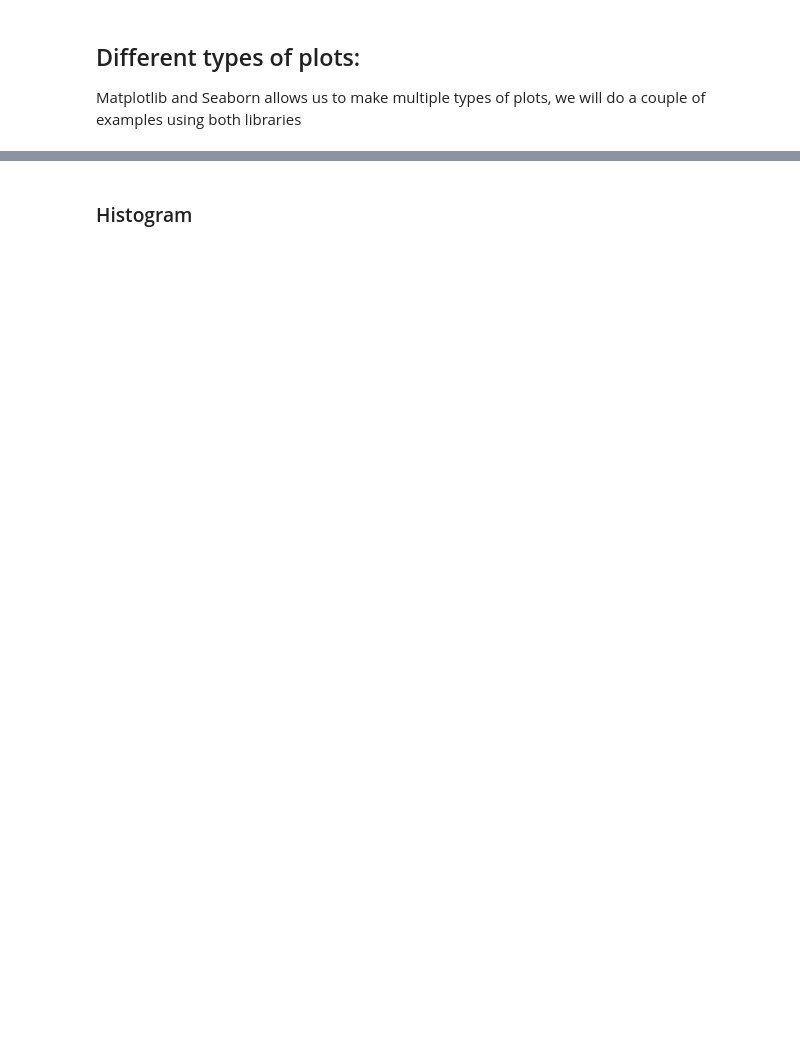
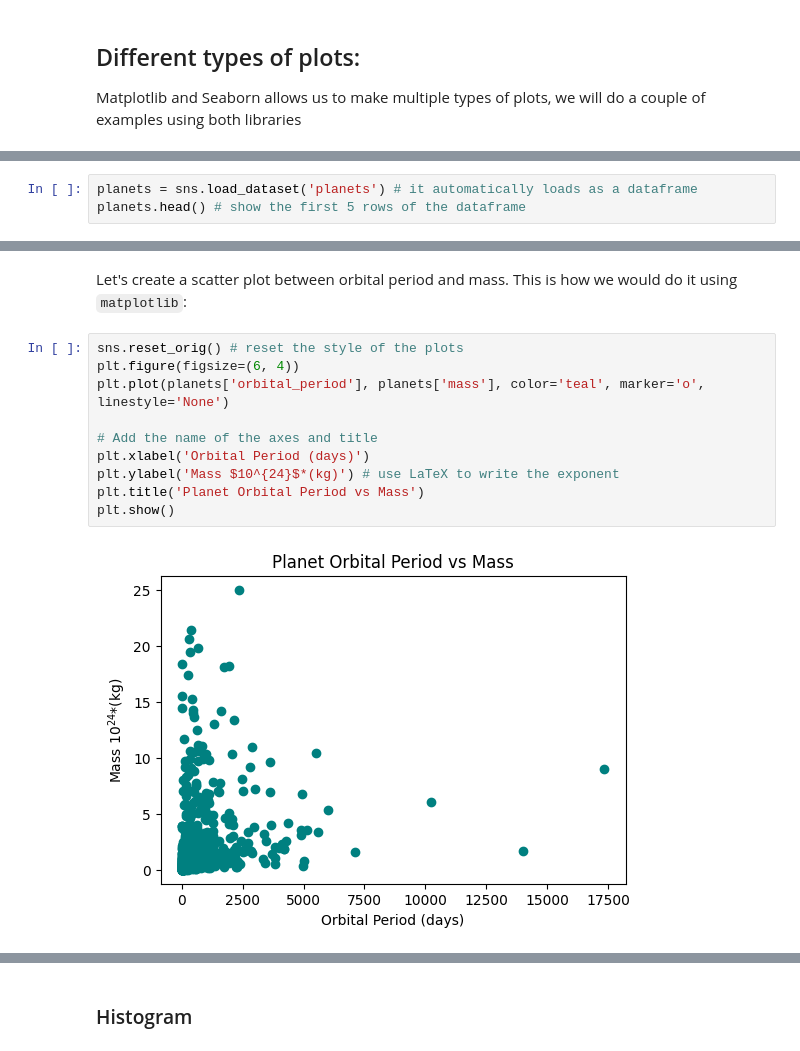
Before and after one commit to nicole-hucke/colab_test, a Jupyter notebook: lecture4_english.ipynb, the cells around one changed output, grey strips where cells are left out. Saved outputs shown, nothing was run; the diff lists cells and outputs as text; blank space fills up the shorter version.

```diff
--- a/lecture4_english.ipynb
+++ b/lecture4_english.ipynb
@@ -246,0 +250,3 @@ Mencionar el twin axis
+# %%
+planets = sns.load_dataset('planets') # it automatically loads as a dataframe
+planets.head() # show the first 5 rows of the dataframe
@@ -246,0 +260,14 @@ Mencionar el twin axis
+# %% [markdown]
+Let's create a scatter plot between orbital period and mass. This is how we would do it using `matplotlib`:
+# %%
+sns.reset_orig() # reset the style of the plots
+plt.figure(figsize=(6, 4))
+plt.plot(planets['orbital_period'], planets['mass'], color='teal', marker='o', linestyle='None')
+
+# Add the name of the axes and title
+plt.xlabel('Orbital Period (days)')
+plt.ylabel('Mass $10^{24}$*(kg)') # use LaTeX to write the exponent
+plt.title('Planet Orbital Period vs Mass')
+plt.show()
+# %% [output]
+[figure, added]
```
Also changed, not shown: parts of 34 cells of this notebook, 5 other files.
